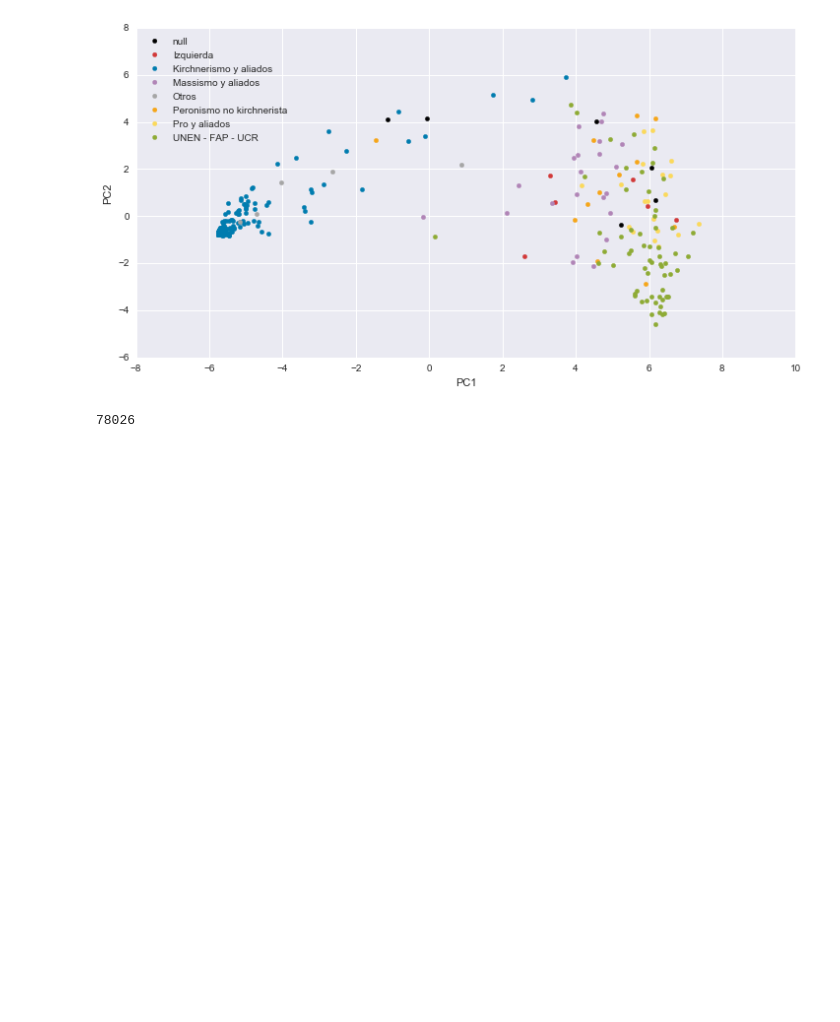
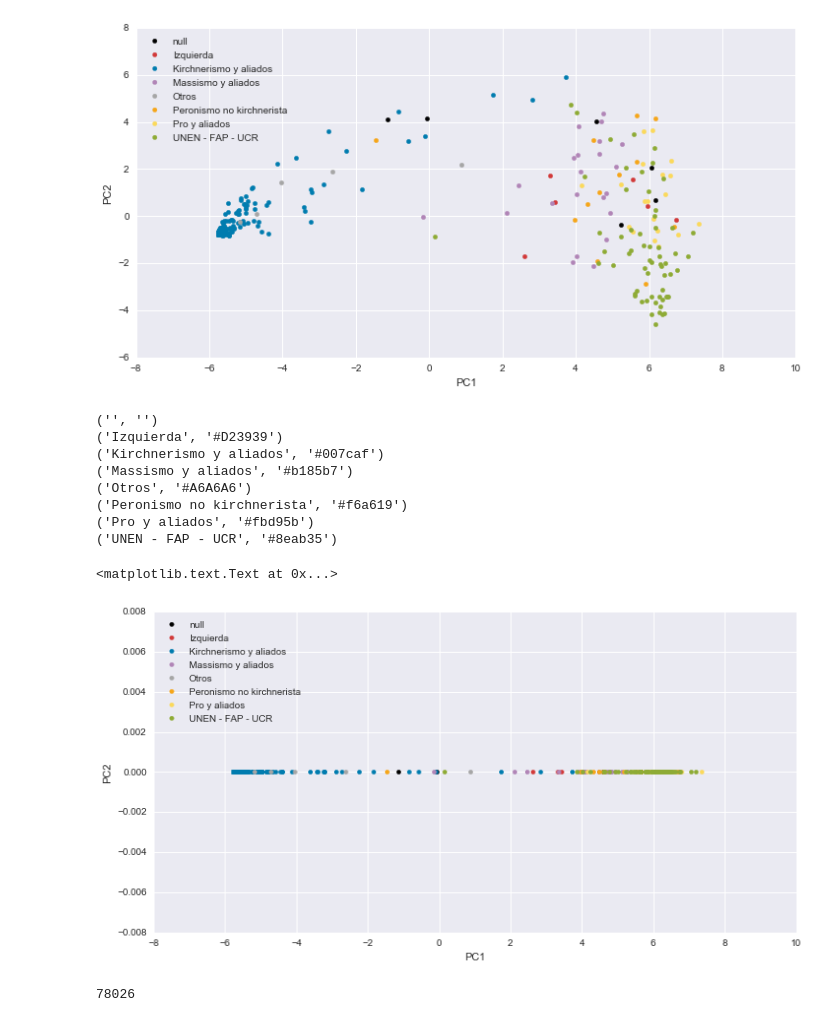
Before and after one commit to hupili/hhba2016-argentina-vote, a Jupyter notebook: Workbook.ipynb, the cells around one changed output. Drawn from its saved outputs; the diff is of its cells as text; code cells hidden in the pictures; blank space fills up the shorter version.

```diff
--- a/Workbook.ipynb
+++ b/Workbook.ipynb
@@ -270,6 +270,42 @@ plt.ylabel('PC2')
 ('UNEN - FAP - UCR', '#8eab35')
 <matplotlib.text.Text at 0x...>
 [figure]
+# %%
+%matplotlib inline
+
+plt.figure(figsize=(12, 6))
+ax = plt.subplot(1, 1, 1)
+from matplotlib.colors import ColorConverter
+
+'''
+for (i, m) in df_pc_member.iterrows():
+    #print(m['PC1'])
+    ax.scatter(m['PC1'], m['PC2'], color=m['_color'])
+    #print(m)
+'''
+
+for (gname, group) in df_pc_member.groupby(['agrupacion', 'agrupacion_color']):
+    print(gname)
+    if gname == ('', ''):
+        gname = ('null', '#000000')
+    ax.scatter(group['PC1'], [0] * len(group['PC1']), color=gname[1], label=gname[0])
+
+plt.legend(loc='upper left')
+plt.xlabel('PC1')
+plt.ylabel('PC2')
+
+#df_pc[['PC1', 'PC2']].plot(x='PC1', y='PC2', kind='scatter')
+# %% [output]
+('', '')
+('Izquierda', '#D23939')
+('Kirchnerismo y aliados', '#007caf')
+('Massismo y aliados', '#b185b7')
+('Otros', '#A6A6A6')
+('Peronismo no kirchnerista', '#f6a619')
+('Pro y aliados', '#fbd95b')
+('UNEN - FAP - UCR', '#8eab35')
+<matplotlib.text.Text at 0x...>
+[figure, added]
 # %%
 df_pc_member['legislador_id'] = df_pc_member['legislador_id'].apply(lambda x: str(x))
 open('data/pc-member-3d.json', 'w').write(json.dumps(
```
Also changed, not shown: parts of 1 cell of this notebook.
